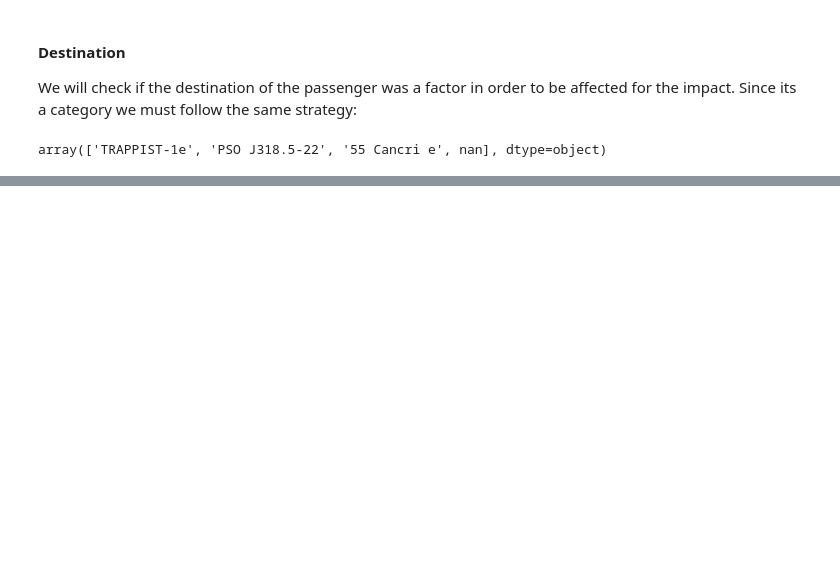
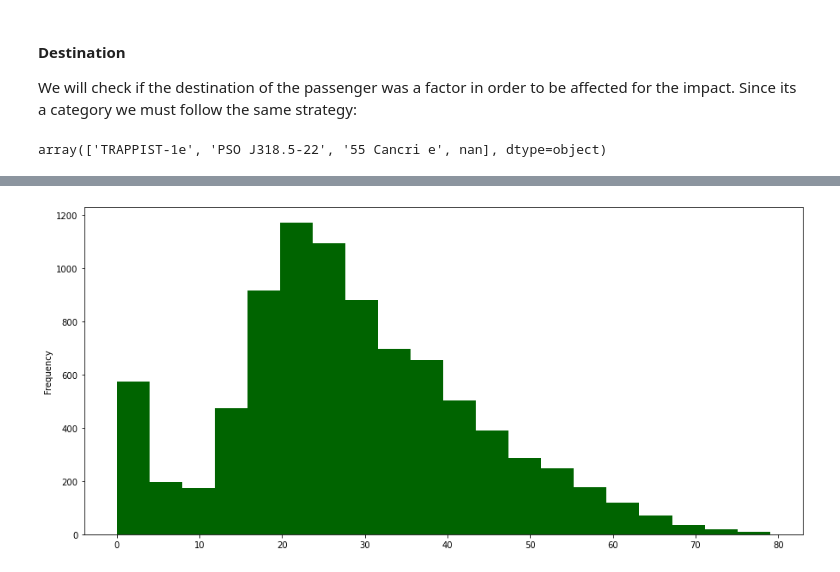
Before and after one commit to mateoricio/spaceship-titanic, a Jupyter notebook: spaceship-titanic.ipynb, the cells around one changed output, grey strips where cells are left out. Saved outputs shown, nothing was run; the diff lists cells and outputs as text; code cells hidden in the pictures; blank space fills up the shorter version.

```diff
--- a/spaceship-titanic.ipynb
+++ b/spaceship-titanic.ipynb
@@ -166,0 +132,4 @@ df = pd.concat([df, pd.get_dummies(df['Destination'])], axis = 1).\
+# %%
+df['Age'].plot.hist(bins=20, color='darkgreen', figsize=(15,7));
+# %% [output]
+[figure, added]
```
Also changed, not shown: parts of 22 cells of this notebook.
